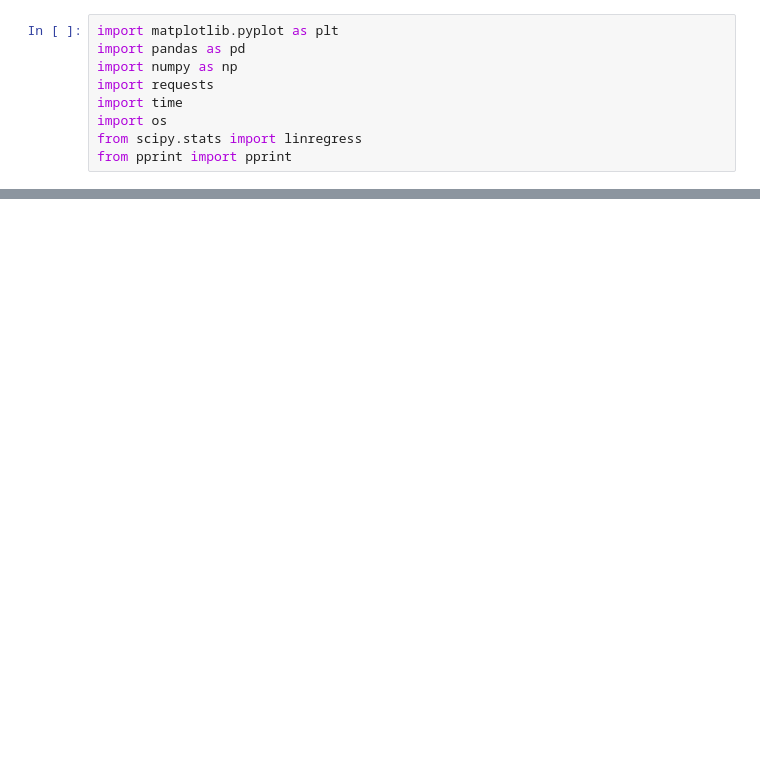
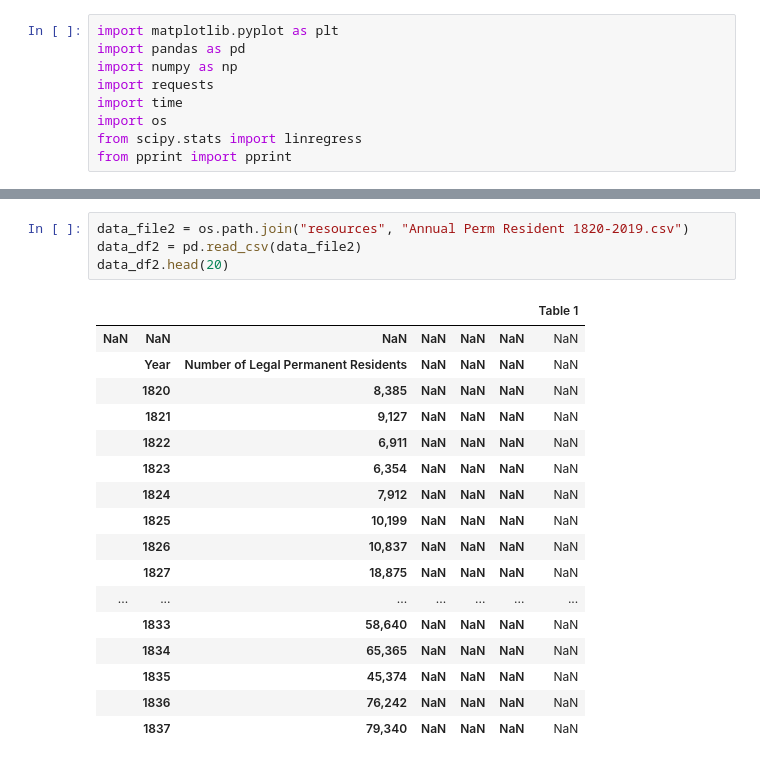
Before and after one commit to halabi93/Immigration-Data-Analysis, a Jupyter notebook: ImmigrantData.ipynb, the cells around one changed output, grey strips where cells are left out. Cells and saved outputs as stored; diff of their text form; blank space fills up the shorter version.

```diff
--- a/ImmigrantData.ipynb
+++ b/ImmigrantData.ipynb
@@ -38,0 +71,22 @@ data_df = data_df.rename(columns = {"United States!!Total!!Estimate": "United St
+# %%
+data_file2 = os.path.join("resources", "Annual Perm Resident 1820-2019.csv")
+data_df2 = pd.read_csv(data_file2)
+data_df2.head(20)
+# %% [output]
+|  |  |  |  |  |  | Table 1 |
+| NaN | NaN | NaN | NaN | NaN | NaN | NaN |
+|  | Year | Number of Legal Permanent Residents | NaN | NaN | NaN | NaN |
+|  | 1820 | 8,385 | NaN | NaN | NaN | NaN |
+|  | 1821 | 9,127 | NaN | NaN | NaN | NaN |
+|  | 1822 | 6,911 | NaN | NaN | NaN | NaN |
+|  | 1823 | 6,354 | NaN | NaN | NaN | NaN |
+|  | 1824 | 7,912 | NaN | NaN | NaN | NaN |
+|  | 1825 | 10,199 | NaN | NaN | NaN | NaN |
+|  | 1826 | 10,837 | NaN | NaN | NaN | NaN |
+|  | 1827 | 18,875 | NaN | NaN | NaN | NaN |
+| ... | ... | ... | ... | ... | ... | ... |
+|  | 1833 | 58,640 | NaN | NaN | NaN | NaN |
+|  | 1834 | 65,365 | NaN | NaN | NaN | NaN |
+|  | 1835 | 45,374 | NaN | NaN | NaN | NaN |
+|  | 1836 | 76,242 | NaN | NaN | NaN | NaN |
+|  | 1837 | 79,340 | NaN | NaN | NaN | NaN |
```
Also changed, not shown: parts of 3 cells of this notebook.
